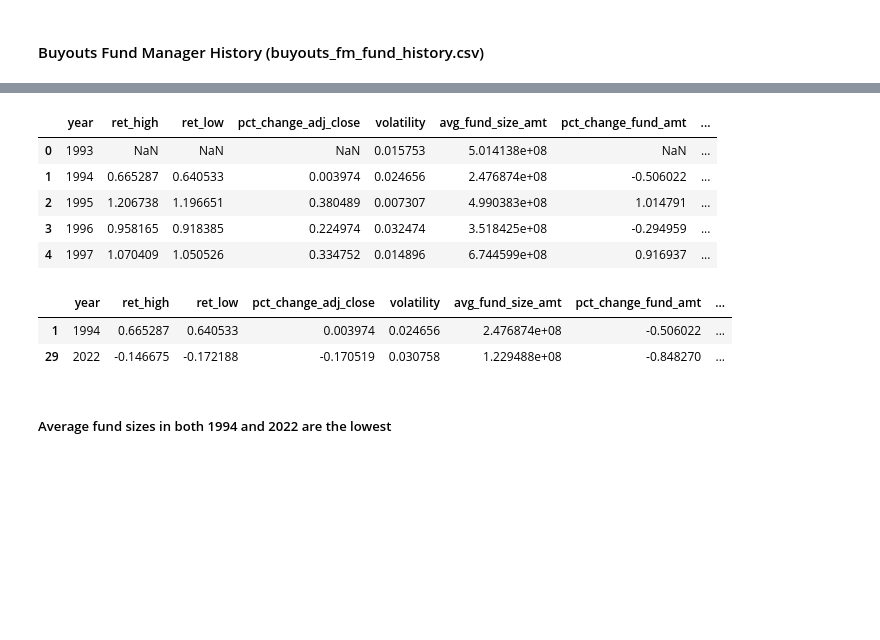
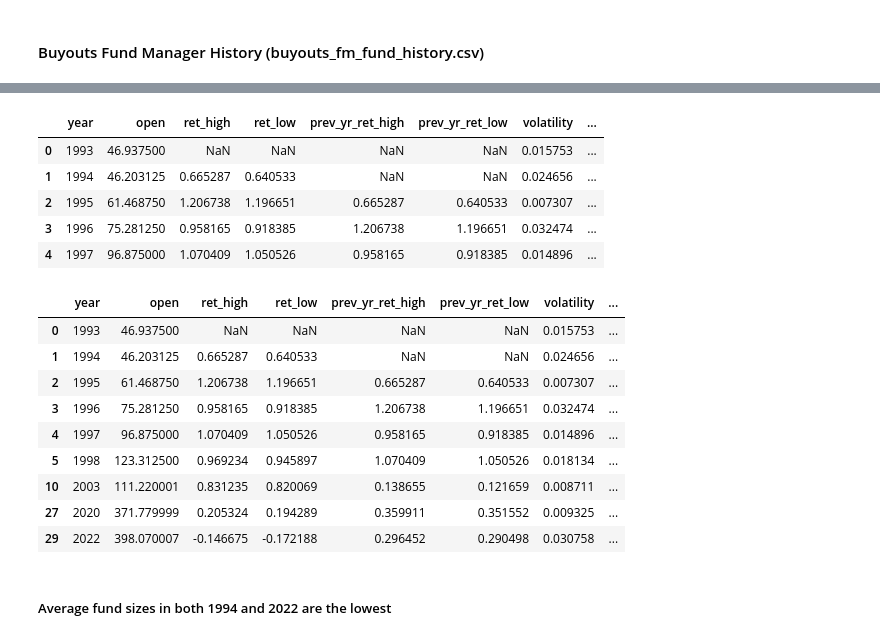
Before and after one commit to anjanaiyer/svb_practicum, a Jupyter notebook: buyouts/buyouts_sp_test.ipynb, the cells around one changed output, grey strips where cells are left out. Drawn from its saved outputs; the diff is of its cells as text; code cells hidden in the pictures; blank space fills up the shorter version.

```diff
--- a/buyouts/buyouts_sp_test.ipynb
+++ b/buyouts/buyouts_sp_test.ipynb
@@ -141,0 +143,23 @@ df_agg.head()
+# %%
+prev_ret_high = []
+prev_ret_low = []
+prev_yr_volatility = []
+
+for i in range(len(df_agg)):
+    if i != 0:
+        prev_ret_high.append( (df_agg.ret_high[i-1]) )
+        prev_ret_low.append( (df_agg.ret_low[i-1]))
+        prev_yr_volatility.append( (df_agg.volatility[i-1]))
+    elif i == 0:
+        prev_ret_high.append(None)
+        prev_ret_low.append(None)
+        prev_yr_volatility.append(None)
+# %%
+df_agg['prev_yr_ret_high'] = prev_ret_high
+df_agg['prev_yr_ret_low'] = prev_ret_low
+df_agg['prev_yr_volatility'] = prev_yr_volatility
+
+df_agg = df_agg[['year', 'open', 'ret_high', 'ret_low', 'prev_yr_ret_high', 'prev_yr_ret_low',
+                'volatility', 'prev_yr_volatility', 'pct_change_adj_close']]
+
+df_agg.head()
@@ -434,6 +468,7 @@ Name: avg_fund_size_amt, dtype: float64
 df_fund_hist = pd.read_csv('buyouts_funds/buyouts_funds_csv/buyouts_fm_fund_history.csv')
 df_fund_hist = df_fund_hist.sort_values('vintage_year', ascending=False)
 df_fund_hist = df_fund_hist[df_fund_hist['vintage_year'] != 0]
+df_fund_hist = df_fund_hist[df_fund_hist['strategy'] == 'Venture Capital / Growth Equity']
 df_fund_hist.head()
 # %% [output]
 |  | fm_fund_id | fm_id | fund_id | fund_name | vintage_year | region | sector | strategy | fund_size_amt | ... |
@@ -486,27 +541,35 @@ df_merged3.head()
 df_merged3['pct_change_fund_amt'] = df_merged3['avg_fund_size_amt'].pct_change()
 df_merged3['pct_change_target_amt'] = df_merged3['avg_target_fund_size_amt'].pct_change()
 
-df_merged3 = df_merged3[['year', 'ret_high', 'ret_low', 'pct_change_adj_close',
-                      'volatility', 'avg_fund_size_amt', 'pct_change_fund_amt',
+df_merged3 = df_merged3[['year', 'open', 'ret_high', 'ret_low', 'prev_yr_ret_high',
+                         'prev_yr_ret_low', 'volatility', 'prev_yr_volatility', 'pct_change_adj_close',
+                      'avg_fund_size_amt', 'pct_change_fund_amt',
                       'avg_target_fund_size_amt', 'pct_change_target_amt']]
 
 df_merged3.head()
 # %% [output]
-|  | year | ret_high | ret_low | pct_change_adj_close | volatility | avg_fund_size_amt | pct_change_fund_amt | ... |
-| 0 | 1993 | NaN | NaN | NaN | 0.015753 | 5.014138e+08 | NaN | ... |
-| 1 | 1994 | 0.665287 | 0.640533 | 0.003974 | 0.024656 | 2.476874e+08 | -0.506022 | ... |
-| 2 | 1995 | 1.206738 | 1.196651 | 0.380489 | 0.007307 | 4.990383e+08 | 1.014791 | ... |
-| 3 | 1996 | 0.958165 | 0.918385 | 0.224974 | 0.032474 | 3.518425e+08 | -0.294959 | ... |
-| 4 | 1997 | 1.070409 | 1.050526 | 0.334752 | 0.014896 | 6.744599e+08 | 0.916937 | ... |
+|  | year | open | ret_high | ret_low | prev_yr_ret_high | prev_yr_ret_low | volatility | ... |
+| 0 | 1993 | 46.937500 | NaN | NaN | NaN | NaN | 0.015753 | ... |
+| 1 | 1994 | 46.203125 | 0.665287 | 0.640533 | NaN | NaN | 0.024656 | ... |
+| 2 | 1995 | 61.468750 | 1.206738 | 1.196651 | 0.665287 | 0.640533 | 0.007307 | ... |
+| 3 | 1996 | 75.281250 | 0.958165 | 0.918385 | 1.206738 | 1.196651 | 0.032474 | ... |
+| 4 | 1997 | 96.875000 | 1.070409 | 1.050526 | 0.958165 | 0.918385 | 0.014896 | ... |
 # %%
 ## percent changes for emerging funds in particular
 
 df_emerging3 = df_merged3[df_merged3['avg_fund_size_amt'] <= 250000000]
-df_emerging3.head()
+df_emerging3
 # %% [output]
-|  | year | ret_high | ret_low | pct_change_adj_close | volatility | avg_fund_size_amt | pct_change_fund_amt | ... |
-| 1 | 1994 | 0.665287 | 0.640533 | 0.003974 | 0.024656 | 2.476874e+08 | -0.506022 | ... |
-| 29 | 2022 | -0.146675 | -0.172188 | -0.170519 | 0.030758 | 1.229488e+08 | -0.848270 | ... |
+|  | year | open | ret_high | ret_low | prev_yr_ret_high | prev_yr_ret_low | volatility | ... |
+| 0 | 1993 | 46.937500 | NaN | NaN | NaN | NaN | 0.015753 | ... |
+| 1 | 1994 | 46.203125 | 0.665287 | 0.640533 | NaN | NaN | 0.024656 | ... |
+| 2 | 1995 | 61.468750 | 1.206738 | 1.196651 | 0.665287 | 0.640533 | 0.007307 | ... |
+| 3 | 1996 | 75.281250 | 0.958165 | 0.918385 | 1.206738 | 1.196651 | 0.032474 | ... |
+| 4 | 1997 | 96.875000 | 1.070409 | 1.050526 | 0.958165 | 0.918385 | 0.014896 | ... |
+| 5 | 1998 | 123.312500 | 0.969234 | 0.945897 | 1.070409 | 1.050526 | 0.018134 | ... |
+| 10 | 2003 | 111.220001 | 0.831235 | 0.820069 | 0.138655 | 0.121659 | 0.008711 | ... |
+| 27 | 2020 | 371.779999 | 0.205324 | 0.194289 | 0.359911 | 0.351552 | 0.009325 | ... |
+| 29 | 2022 | 398.070007 | -0.146675 | -0.172188 | 0.296452 | 0.290498 | 0.030758 | ... |
 # %% [markdown]
 ##### Average fund sizes in both 1994 and 2022 are the lowest
 # %%
```
Also changed, not shown: parts of 87 cells of this notebook.
